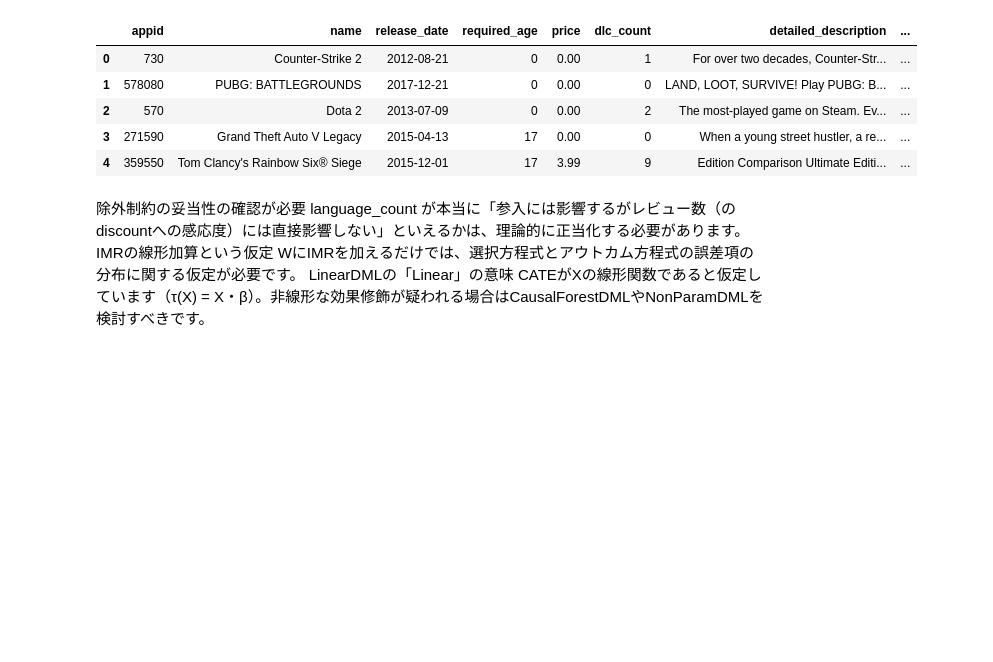
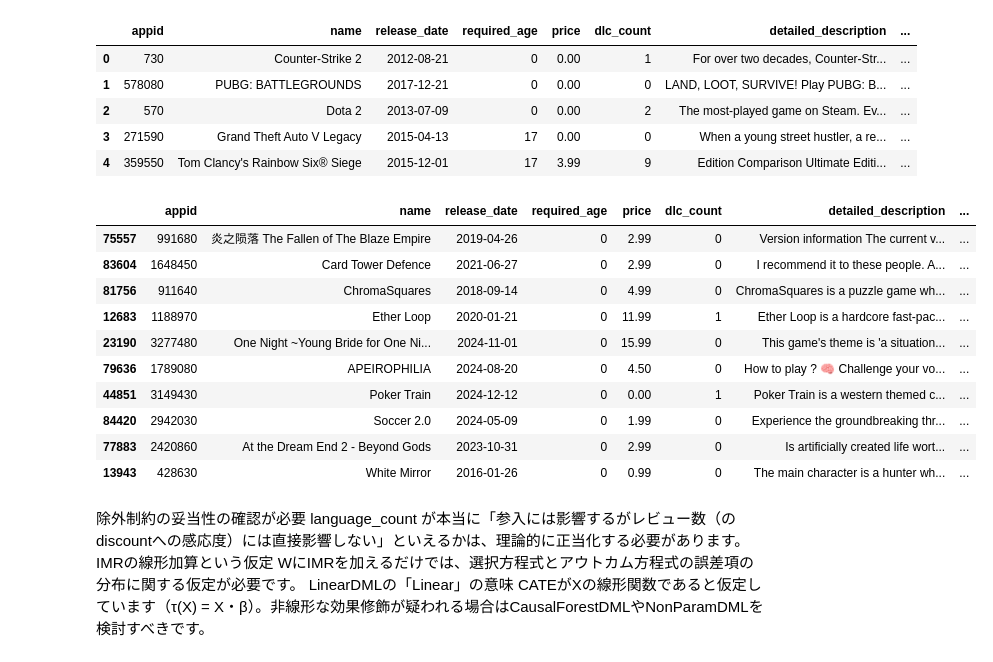
Before and after one commit to shuhei-kuroiwa/cml_study_log, a Jupyter notebook: 1.implementations:/sand_03_median_playtime_cate.ipynb, the cells around one changed output. Cells and saved outputs as stored; diff of their text form; code cells hidden in the pictures; blank space fills up the shorter version.

```diff
--- a/1.implementations:/sand_03_median_playtime_cate.ipynb
+++ b/1.implementations:/sand_03_median_playtime_cate.ipynb
@@ -55,6 +55,20 @@ Warning: Looks like you're using an outdated `kagglehub` version (installed: 0.4
 | 2 | 570 | Dota 2 | 2013-07-09 | 0 | 0.00 | 2 | The most-played game on Steam. Ev... | ... |
 | 3 | 271590 | Grand Theft Auto V Legacy | 2015-04-13 | 17 | 0.00 | 0 | When a young street hustler, a re... | ... |
 | 4 | 359550 | Tom Clancy's Rainbow Six® Siege | 2015-12-01 | 17 | 3.99 | 9 | Edition Comparison Ultimate Editi... | ... |
+# %%
+df.sample(n=10)
+# %% [output]
+|  | appid | name | release_date | required_age | price | dlc_count | detailed_description | ... |
+| 75557 | 991680 | 炎之陨落 The Fallen of The Blaze Empire | 2019-04-26 | 0 | 2.99 | 0 | Version information The current v... | ... |
+| 83604 | 1648450 | Card Tower Defence | 2021-06-27 | 0 | 2.99 | 0 | I recommend it to these people. A... | ... |
+| 81756 | 911640 | ChromaSquares | 2018-09-14 | 0 | 4.99 | 0 | ChromaSquares is a puzzle game wh... | ... |
+| 12683 | 1188970 | Ether Loop | 2020-01-21 | 0 | 11.99 | 1 | Ether Loop is a hardcore fast-pac... | ... |
+| 23190 | 3277480 | One Night ~Young Bride for One Ni... | 2024-11-01 | 0 | 15.99 | 0 | This game's theme is 'a situation... | ... |
+| 79636 | 1789080 | APEIROPHILIA | 2024-08-20 | 0 | 4.50 | 0 | How to play ? 🧠 Challenge your vo... | ... |
+| 44851 | 3149430 | Poker Train | 2024-12-12 | 0 | 0.00 | 1 | Poker Train is a western themed c... | ... |
+| 84420 | 2942030 | Soccer 2.0 | 2024-05-09 | 0 | 1.99 | 0 | Experience the groundbreaking thr... | ... |
+| 77883 | 2420860 | At the Dream End 2 - Beyond Gods | 2023-10-31 | 0 | 2.99 | 0 | Is artificially created life wort... | ... |
+| 13943 | 428630 | White Mirror | 2016-01-26 | 0 | 0.99 | 0 | The main character is a hunter wh... | ... |
 # %% [markdown]
 除外制約の妥当性の確認が必要
 language_count が本当に「参入には影響するがレビュー数（のdiscountへの感応度）には直接影響しない」といえるかは、理論的に正当化する必要があります。
```
Also changed, not shown: parts of 1 cell of this notebook.
